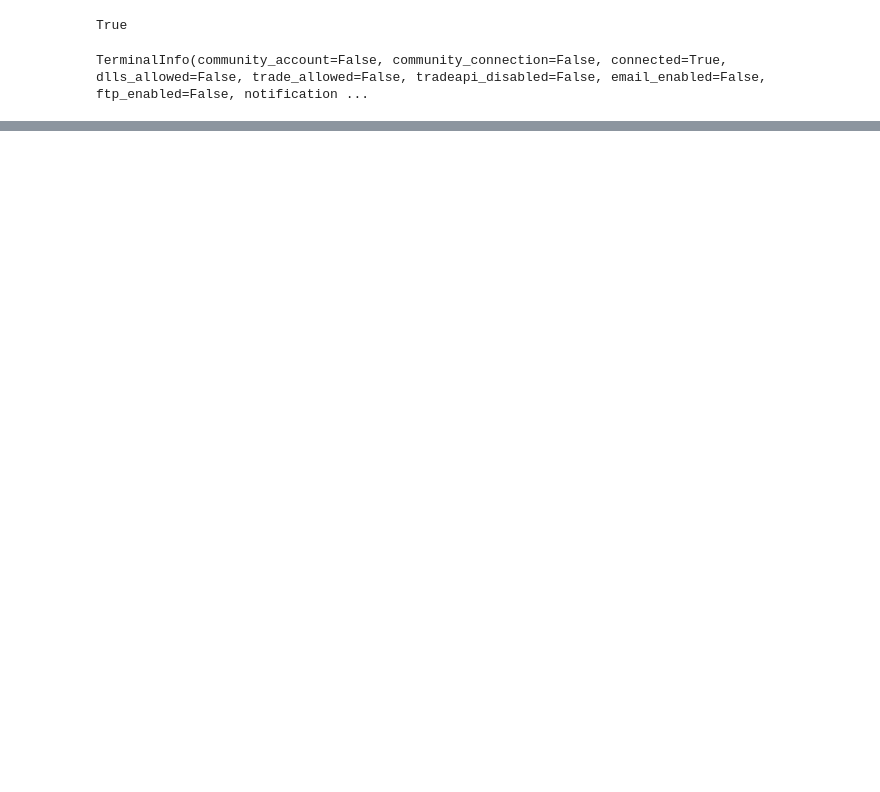
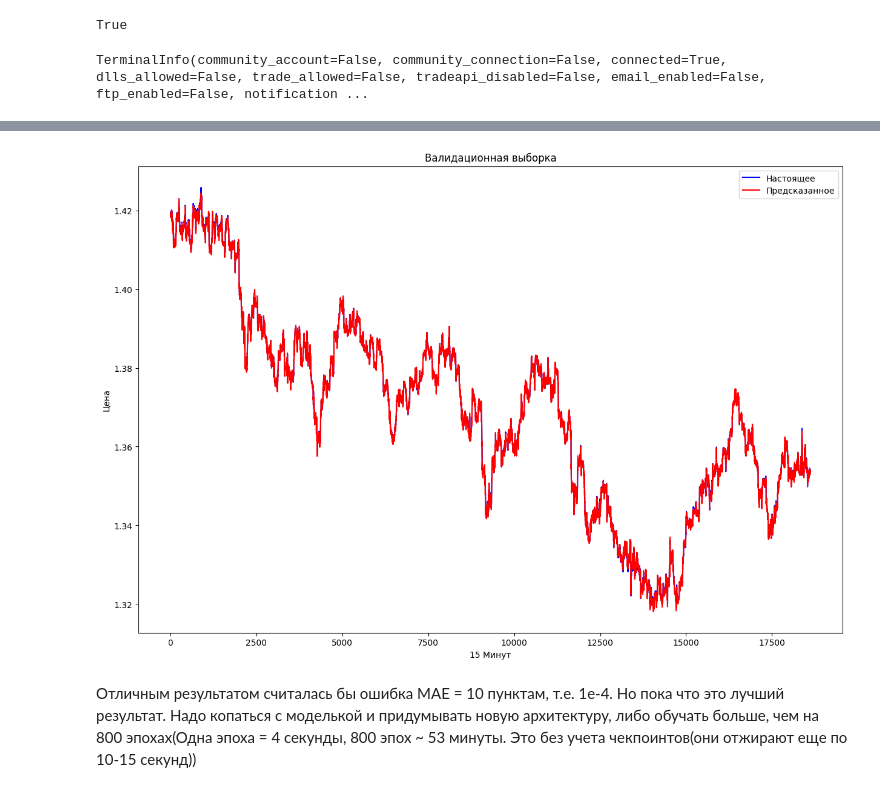
Before and after one commit to dokka-bae/tasks, a Jupyter notebook: task_6/data_processing.ipynb, the cells around one changed output, grey strips where cells are left out. Cells and saved outputs as stored; diff of their text form; code cells hidden in the pictures; blank space fills up the shorter version.

```diff
--- a/task_6/data_processing.ipynb
+++ b/task_6/data_processing.ipynb
@@ -124,3 +197,7 @@ y_train.shape
+# %%
+x_train, y_train = create_sequences(12, 1, train_data)
+x_val, y_val = create_sequences(12, 1, val_data)
+x_test, y_test = create_sequences(12, 1, test_data)
 # %%
 x_train.shape
 # %% [output]
@@ -318,0 +281,2 @@ plt.show()
+# %%
+y_pred = model.predict(x_val)
@@ -318,0 +285,6 @@ plt.show()
+# %%
+y_val = y_val.reshape(-1,1)
+print('MAE до обратного масштабирования: ', abs(y_pred-y_val).mean())
+y_val_unscaled = scaler_close.inverse_transform(y_val)
+y_pred_unscaled = scaler_close.inverse_transform(y_pred)
+print('MAE после обратного масштабирования: ', abs(y_pred_unscaled-y_val_unscaled).mean())
@@ -318,0 +307,13 @@ plt.show()
+# %%
+plt.figure(figsize=(15,10))
+plt.title('Валидационная выборка')
+plt.plot(y_pred_unscaled, color = 'b', label = 'Настоящее')
+plt.plot(y_val_unscaled, color = 'r', label = 'Предсказанное')
+plt.xlabel("15 Минут")
+plt.ylabel("Цена")
+plt.legend()
+plt.show()
+# %% [output]
+[figure, added]
+# %% [markdown]
+Отличным результатом считалась бы ошибка MAE = 10 пунктам, т.е. 1е-4. Но пока что это лучший результат. Надо копаться с моделькой и придумывать новую архитектуру, либо обучать больше, чем на 800 эпохах(Одна эпоха = 4 секунды, 800 эпох ~ 53 минуты. Это без учета чекпоинтов(они отжирают еще по 10-15 секунд))
```
Also changed, not shown: parts of 87 cells of this notebook, 25 other files.
